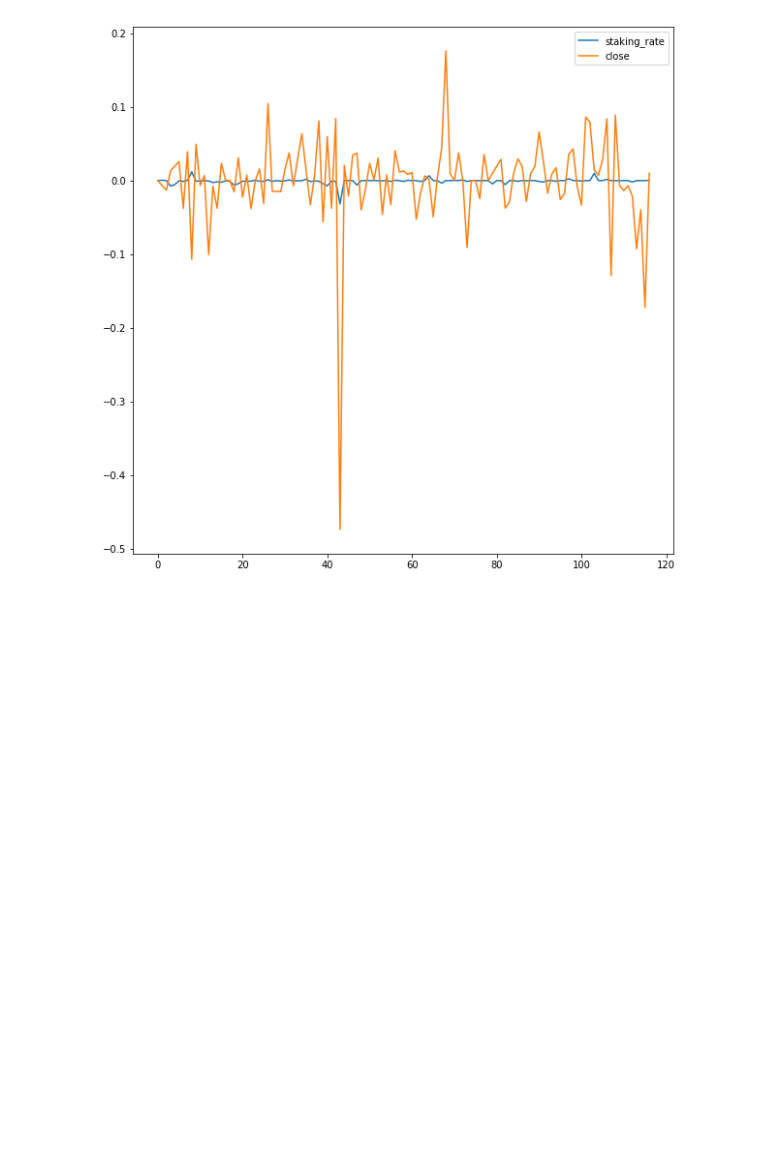
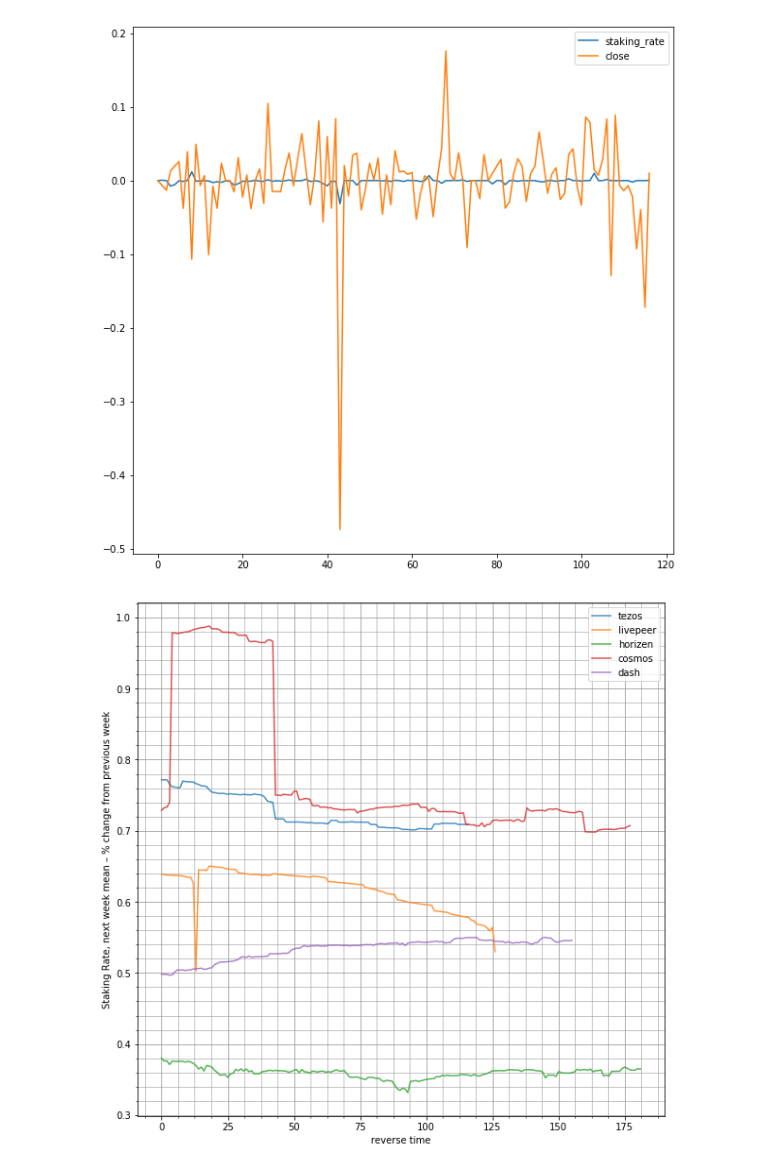
Before and after one commit to nucypher/protocol, a Jupyter notebook: parametrization/Monetary_policy_empirical_analysis.ipynb, the cells around one changed output. Drawn from its saved outputs; the diff is of its cells as text; code cells hidden in the pictures; blank space fills up the shorter version.

```diff
--- a/parametrization/Monetary_policy_empirical_analysis.ipynb
+++ b/parametrization/Monetary_policy_empirical_analysis.ipynb
@@ -72,7 +73,7 @@ Given the inconsistencies between networks detailed above, it is unwise to draw
 # %% [markdown]
 We clearly need richer datasets, that provide other signals of 'success' other than price performance. The following timeseries datasets are courtesy of Staked's Yields API and Coinmarketcap. The most complete datasets are for three staking networks: _Tezos_, _Cosmos_, and _Livepeer_, and two older Proof-of-Work networks: _Horizen_ (formerly ZenCash) and _Dash_.
 # %%
-df_tezos = pd.read_csv(r'/Users/hassard/nucypher_repos/mint-paper/parametrization/df_tezos.csv')
+df_tezos = pd.read_csv(r'df_tezos.csv')
 df_cosmos = pd.read_csv(r'/Users/hassard/nucypher_repos/mint-paper/parametrization/df_cosmos.csv')
 df_livepeer = pd.read_csv(r'/Users/hassard/nucypher_repos/mint-paper/parametrization/df_livepeer.csv')
 df_horizen = pd.read_csv(r'/Users/hassard/nucypher_repos/mint-paper/parametrization/df_horizen.csv')
@@ -459,3 +467,19 @@ plt.legend()
 plt.show()
 # %% [output]
 [figure]
+# %%
+pos['cosmos'] = df_cosmos
+pos['dash'] = df_dash
+
+for net in pos:
+    plt.plot(pos[net]['staking_rate'], label=net, alpha = 0.8)
+plt.xlabel("reverse time")
+plt.ylabel("Staking Rate, next week mean – % change from previous week")
+plt.rcParams["figure.figsize"] = (10,10)
+plt.grid(b=True, which='major', color='#999999', linestyle='-')
+plt.minorticks_on()
+plt.grid(b=True, which='minor', color='#999999', linestyle='-', alpha=0.7)
+plt.legend(loc=1)
+plt.show()
+# %% [output]
+[figure, added]
```
Also changed, not shown: parts of 14 cells of this notebook.
